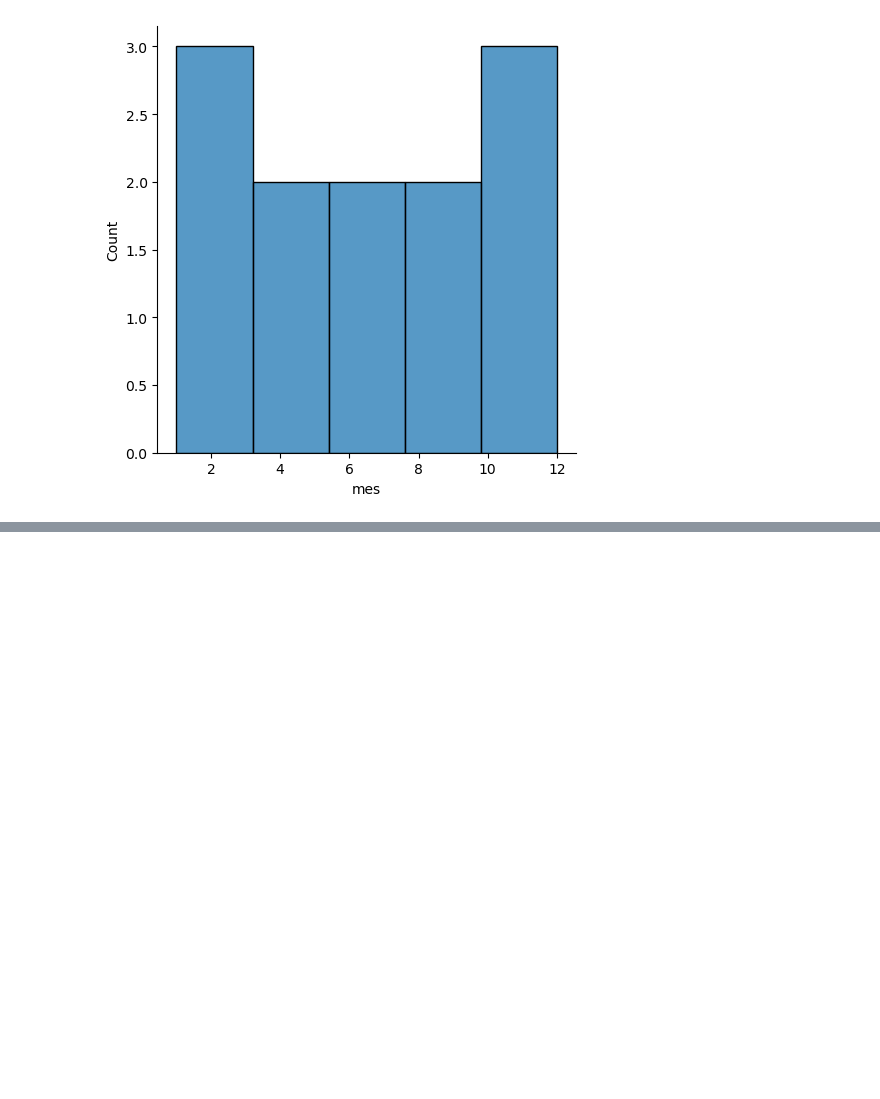
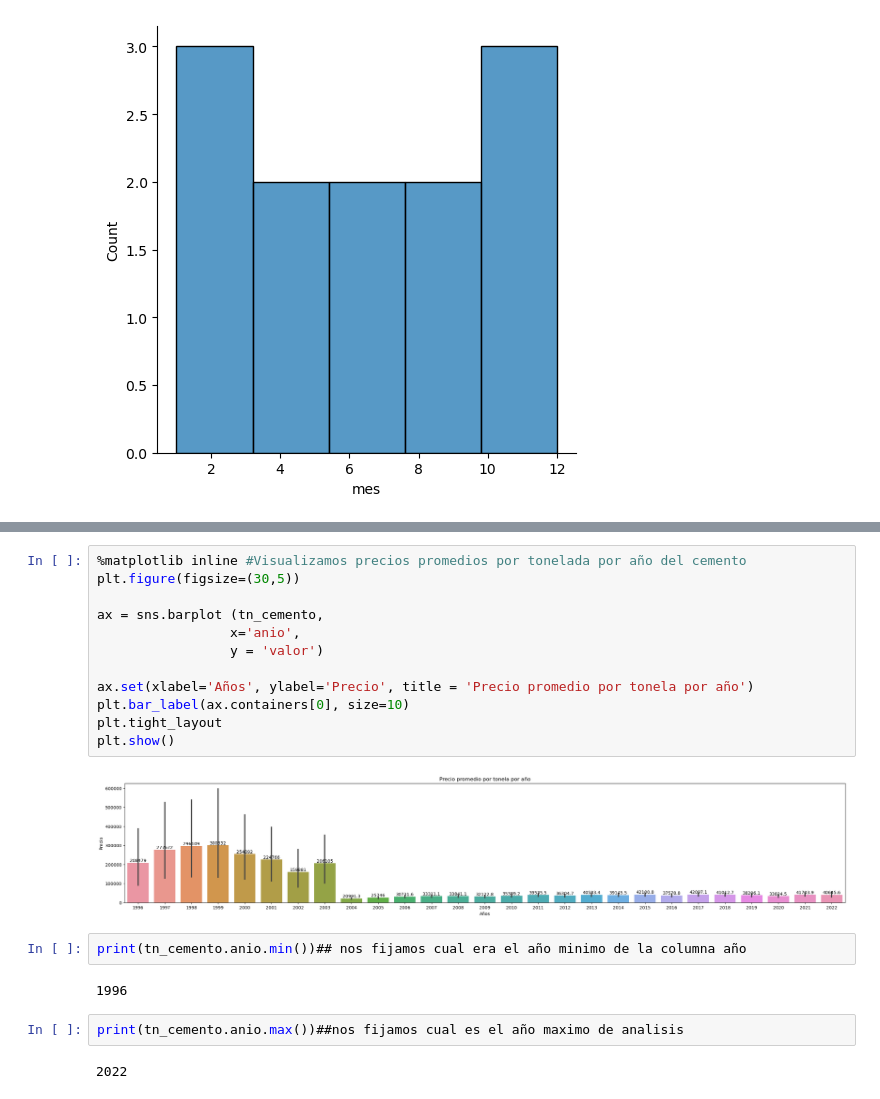
Before and after one commit to SilvinaMuzzio/Analisis-y-Prediccion-de-precios, a Jupyter notebook: EDA-Construccion Argentina.ipynb, the cells around one changed output, grey strips where cells are left out. Drawn from its saved outputs; the diff is of its cells as text; blank space fills up the shorter version.

```diff
--- a/EDA-Construccion Argentina.ipynb
+++ b/EDA-Construccion Argentina.ipynb
@@ -273,0 +265,22 @@ plt.show()
+# %%
+%matplotlib inline #Visualizamos precios promedios por tonelada por año del cemento
+plt.figure(figsize=(30,5))
+
+ax = sns.barplot (tn_cemento,
+                 x='anio',
+                 y = 'valor')
+
+ax.set(xlabel='Años', ylabel='Precio', title = 'Precio promedio por tonela por año')
+plt.bar_label(ax.containers[0], size=10)
+plt.tight_layout
+plt.show()
+# %% [output]
+[figure, added]
+# %%
+print(tn_cemento.anio.min())## nos fijamos cual era el año minimo de la columna año
+# %% [output]
+1996
+# %%
+print(tn_cemento.anio.max())##nos fijamos cual es el año maximo de analisis
+# %% [output]
+2022
```
Also changed, not shown: parts of 5 cells of this notebook.
